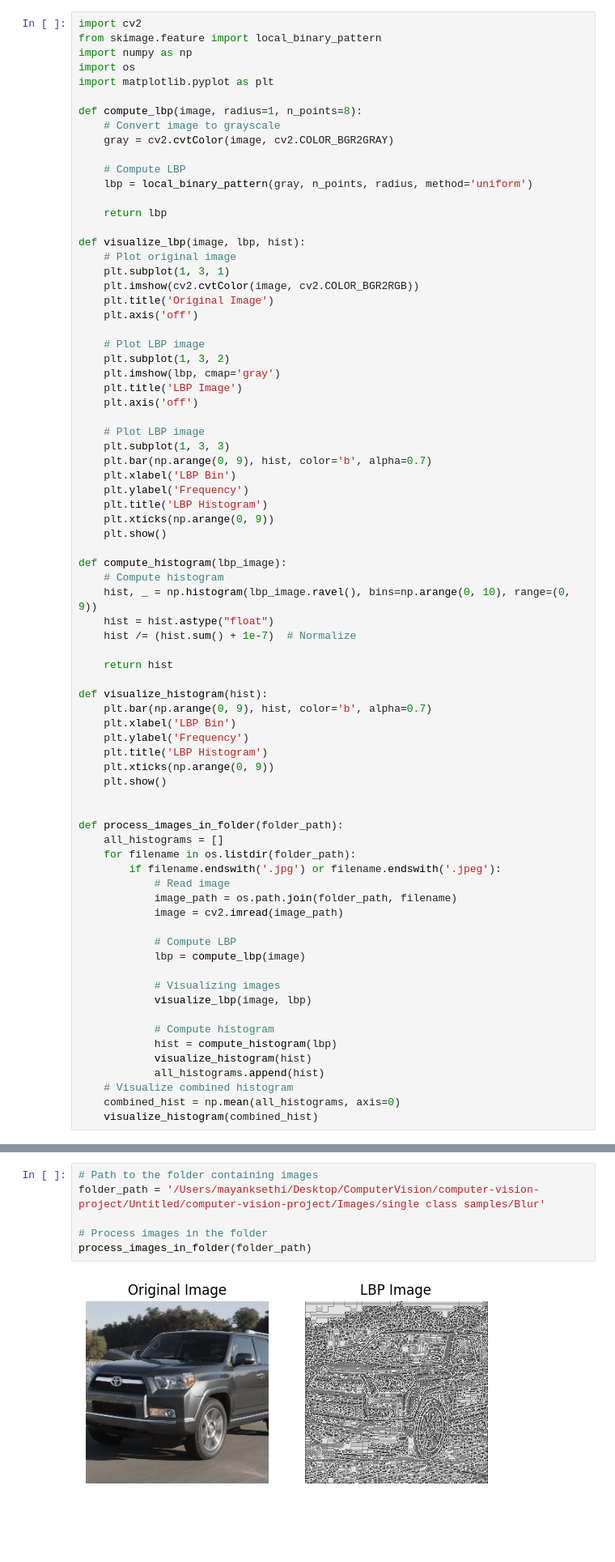
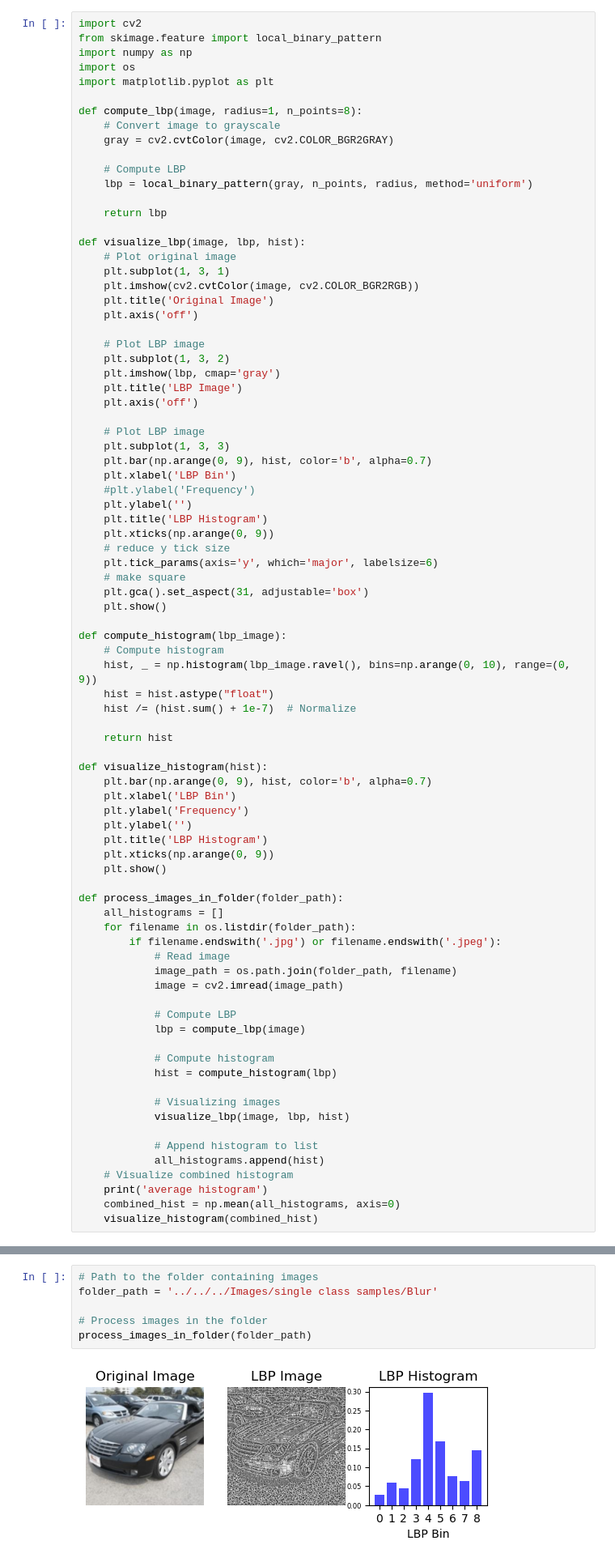
Before and after one commit to ijyliu/computer-vision-project, a Jupyter notebook: Code/Feature Construction/LBP/lbp.ipynb, the cells around one changed output, grey strips where cells are left out. Shown at 81% size. Cells and saved outputs as stored; diff of their text form; blank space fills up the shorter version.

Commit message:
lbp code on sample images

```diff
--- a/Code/Feature Construction/LBP/lbp.ipynb
+++ b/Code/Feature Construction/LBP/lbp.ipynb
@@ -31,9 +31,14 @@ def visualize_lbp(image, lbp, hist):
     plt.subplot(1, 3, 3)
     plt.bar(np.arange(0, 9), hist, color='b', alpha=0.7)
     plt.xlabel('LBP Bin')
-    plt.ylabel('Frequency')
+    #plt.ylabel('Frequency')
+    plt.ylabel('')
     plt.title('LBP Histogram')
     plt.xticks(np.arange(0, 9))
+    # reduce y tick size
+    plt.tick_params(axis='y', which='major', labelsize=6)
+    # make square
+    plt.gca().set_aspect(31, adjustable='box')
     plt.show()
 
 def compute_histogram(lbp_image):
@@ -48,10 +53,10 @@ def visualize_histogram(hist):
     plt.bar(np.arange(0, 9), hist, color='b', alpha=0.7)
     plt.xlabel('LBP Bin')
     plt.ylabel('Frequency')
+    plt.ylabel('')
     plt.title('LBP Histogram')
     plt.xticks(np.arange(0, 9))
     plt.show()
-
 
 def process_images_in_folder(folder_path):
     all_histograms = []
@@ -64,13 +69,15 @@ def process_images_in_folder(folder_path):
             # Compute LBP
             lbp = compute_lbp(image)
 
-            # Visualizing images
-            visualize_lbp(image, lbp)
-
             # Compute histogram
             hist = compute_histogram(lbp)
-            visualize_histogram(hist)
+
+            # Visualizing images
+            visualize_lbp(image, lbp, hist)
+
+            # Append histogram to list
             all_histograms.append(hist)
     # Visualize combined histogram
+    print('average histogram')
     combined_hist = np.mean(all_histograms, axis=0)
     visualize_histogram(combined_hist)
@@ -77,8 +86,8 @@ def process_images_in_folder(folder_path):
 # %%
 # Path to the folder containing images
-folder_path = '/Users/mayanksethi/Desktop/ComputerVision/computer-vision-project/Untitled/computer-vision-project/Images/single class samples/Blur'
+folder_path = '../../../Images/single class samples/Blur'
 
 # Process images in the folder
 process_images_in_folder(folder_path)
 # %% [output]
-[figure, old version]
+[figure, new version]
```
Also changed, not shown: parts of 4 cells of this notebook, 8 other files.
